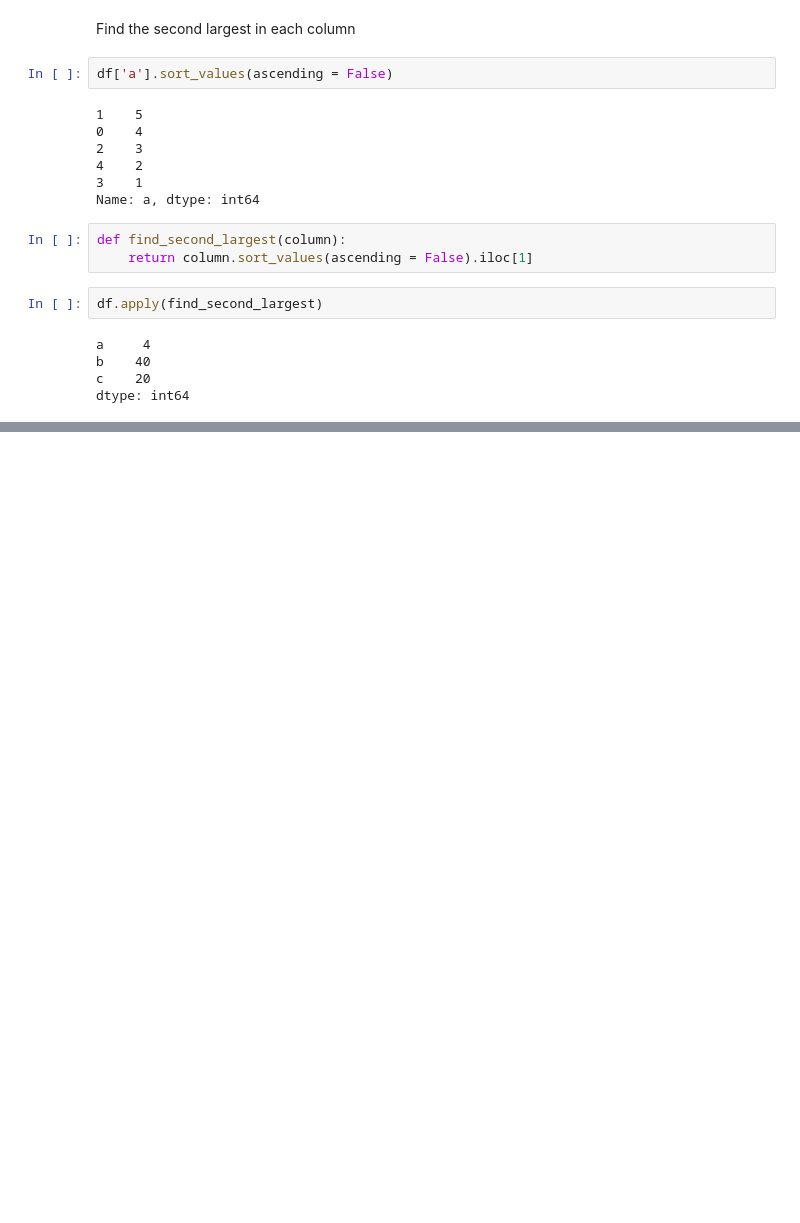
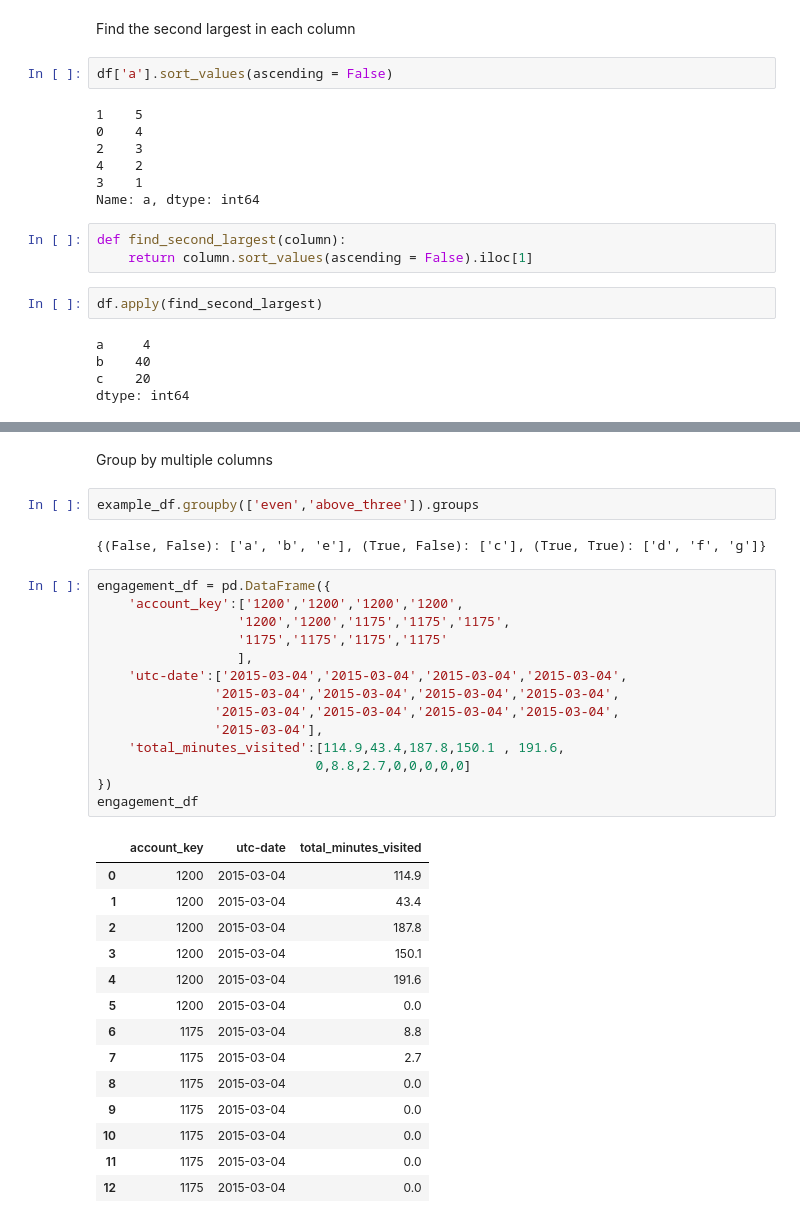
Before and after one commit to sumedhadewan/numpyAndpanda, a Jupyter notebook: panda2d-Dataframe part 3.ipynb, the cells around one changed output, grey strips where cells are left out. Saved outputs shown, nothing was run; the diff lists cells and outputs as text; blank space fills up the shorter version.

```diff
--- a/panda2d-Dataframe part 3.ipynb
+++ b/panda2d-Dataframe part 3.ipynb
@@ -278,0 +350,35 @@ dtype: int64
+# %% [markdown]
+Group by multiple columns
+# %%
+example_df.groupby(['even','above_three']).groups
+# %% [output]
+{(False, False): ['a', 'b', 'e'], (True, False): ['c'], (True, True): ['d', 'f', 'g']}
+# %%
+engagement_df = pd.DataFrame({
+    'account_key':['1200','1200','1200','1200',
+                  '1200','1200','1175','1175','1175',
+                  '1175','1175','1175','1175'
+                  ],
+    'utc-date':['2015-03-04','2015-03-04','2015-03-04','2015-03-04',
+               '2015-03-04','2015-03-04','2015-03-04','2015-03-04',
+               '2015-03-04','2015-03-04','2015-03-04','2015-03-04',
+               '2015-03-04'],
+    'total_minutes_visited':[114.9,43.4,187.8,150.1 , 191.6,
+                            0,8.8,2.7,0,0,0,0,0]
+})
+engagement_df
+# %% [output]
+|  | account_key | utc-date | total_minutes_visited |
+| 0 | 1200 | 2015-03-04 | 114.9 |
+| 1 | 1200 | 2015-03-04 | 43.4 |
+| 2 | 1200 | 2015-03-04 | 187.8 |
+| 3 | 1200 | 2015-03-04 | 150.1 |
+| 4 | 1200 | 2015-03-04 | 191.6 |
+| 5 | 1200 | 2015-03-04 | 0.0 |
+| 6 | 1175 | 2015-03-04 | 8.8 |
+| 7 | 1175 | 2015-03-04 | 2.7 |
+| 8 | 1175 | 2015-03-04 | 0.0 |
+| 9 | 1175 | 2015-03-04 | 0.0 |
+| 10 | 1175 | 2015-03-04 | 0.0 |
+| 11 | 1175 | 2015-03-04 | 0.0 |
+| 12 | 1175 | 2015-03-04 | 0.0 |
```
Also changed, not shown: parts of 42 cells of this notebook.
